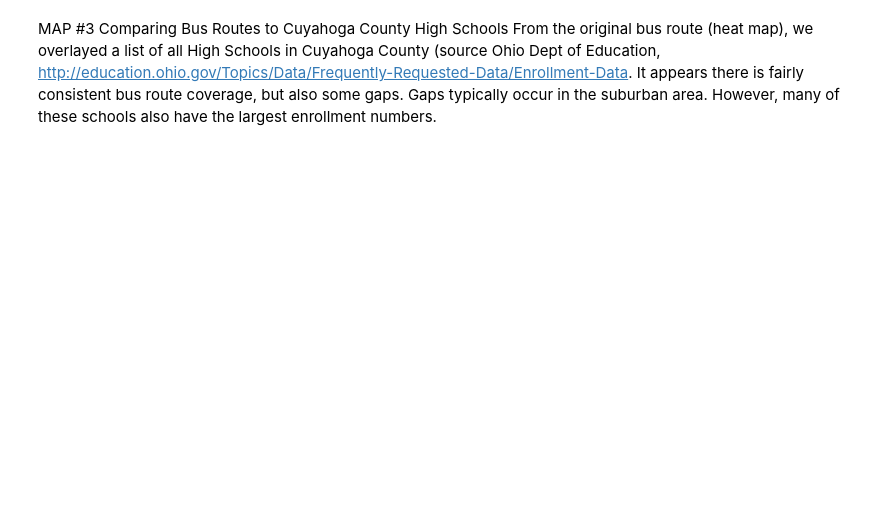
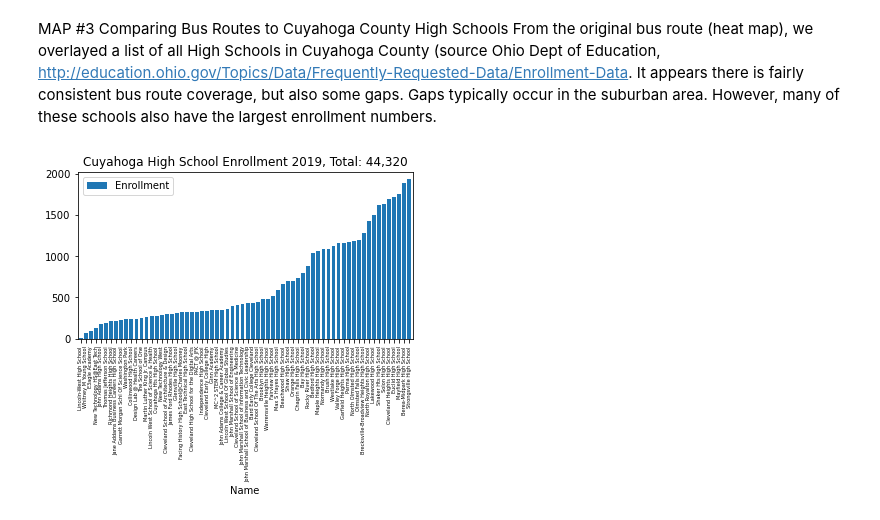
Before and after one commit to tanazimmer/Project1, a Jupyter notebook: bob_test.ipynb, the cells around one changed output. Saved outputs shown, nothing was run; the diff lists cells and outputs as text; code cells hidden in the pictures; blank space fills up the shorter version.

```diff
--- a/bob_test.ipynb
+++ b/bob_test.ipynb
@@ -266,0 +272,11 @@ color = ["Blue", "Red"]
+# %%
+#Make bar chart to show Enrollment in Cuyahoga County
+school_bar = highschool_df.sort_values(by=['Enrollment'])
+school_bar
+school_bar.plot(kind='bar',x='Name',y='Enrollment', width=0.75)
+plt.rc('xtick', labelsize=5)
+plt.subplots_adjust(bottom= 0.4, top = 0.98)
+plt.title("Cuyahoga High School Enrollment 2019, Total: 44,320")
+plt.show()
+# %% [output]
+[figure, added]
```
Also changed, not shown: parts of 3 cells of this notebook, 2 other files.
